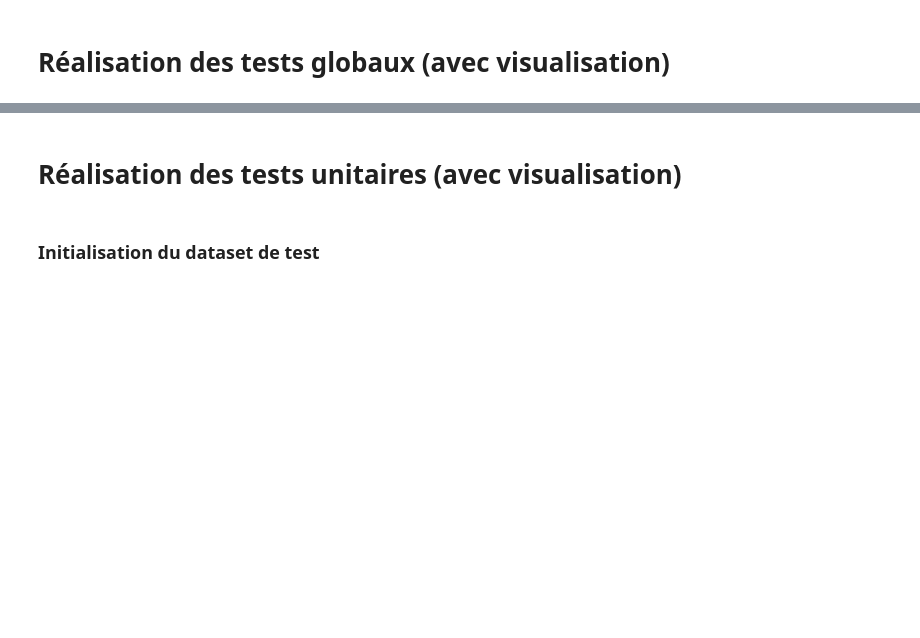
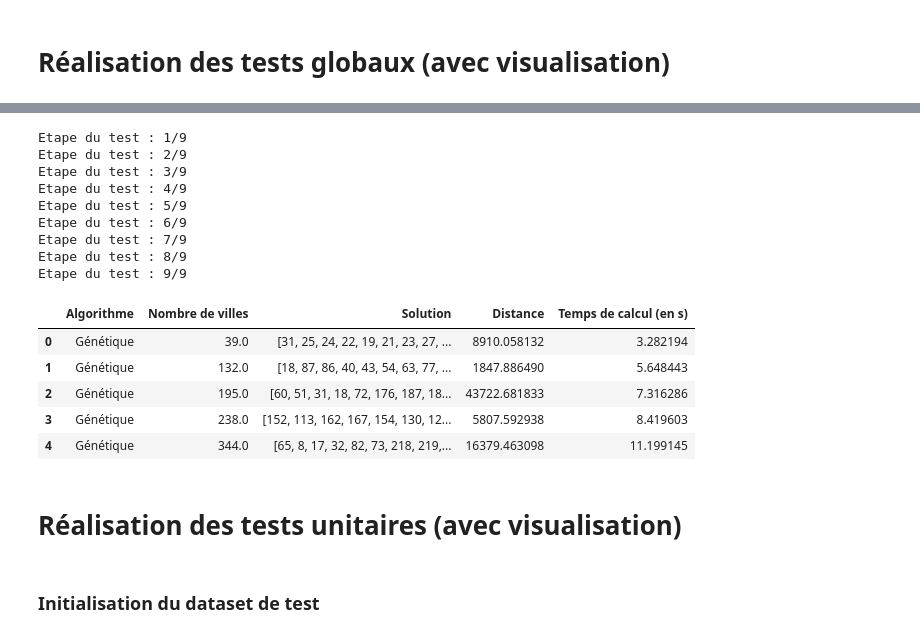
Before and after one commit to Thomas-rnd/TSP-Solver, a Jupyter notebook: test_TSP_solver.ipynb, the cells around one changed output, grey strips where cells are left out. Saved outputs shown, nothing was run; the diff lists cells and outputs as text; code cells hidden in the pictures; blank space fills up the shorter version.

```diff
--- a/test_TSP_solver.ipynb
+++ b/test_TSP_solver.ipynb
@@ -33,12 +57,28 @@ df_2.head()
 # %%
 # Test global algo plus proche voisin
 df_3 = test_global_algo_genetique()
 
 #Sauvegarde du dataframe au format csv
-#df_3.to_csv('../resultats/csv/test_global_plus_proche_voisin.csv')
+df_3.to_csv('resultats/csv/test_global_algo_genetique.csv')
 
 #Affichage des 5 premières lignes du dataframe
 df_3.head()
+# %% [output]
+Etape du test : 1/9
+Etape du test : 2/9
+Etape du test : 3/9
+Etape du test : 4/9
+Etape du test : 5/9
+Etape du test : 6/9
+Etape du test : 7/9
+Etape du test : 8/9
+Etape du test : 9/9
+|  | Algorithme | Nombre de villes | Solution | Distance | Temps de calcul (en s) |
+| 0 | Génétique | 39.0 | [31, 25, 24, 22, 19, 21, 23, 27, ... | 8910.058132 | 3.282194 |
+| 1 | Génétique | 132.0 | [18, 87, 86, 40, 43, 54, 63, 77, ... | 1847.886490 | 5.648443 |
+| 2 | Génétique | 195.0 | [60, 51, 31, 18, 72, 176, 187, 18... | 43722.681833 | 7.316286 |
+| 3 | Génétique | 238.0 | [152, 113, 162, 167, 154, 130, 12... | 5807.592938 | 8.419603 |
+| 4 | Génétique | 344.0 | [65, 8, 17, 32, 82, 73, 218, 219,... | 16379.463098 | 11.199145 |
 # %%
 # Concaténation dans un seul fichier
 df = pd.concat([df_1, df_2, df_3], ignore_index=True)
```
Also changed, not shown: parts of 10 cells of this notebook.
